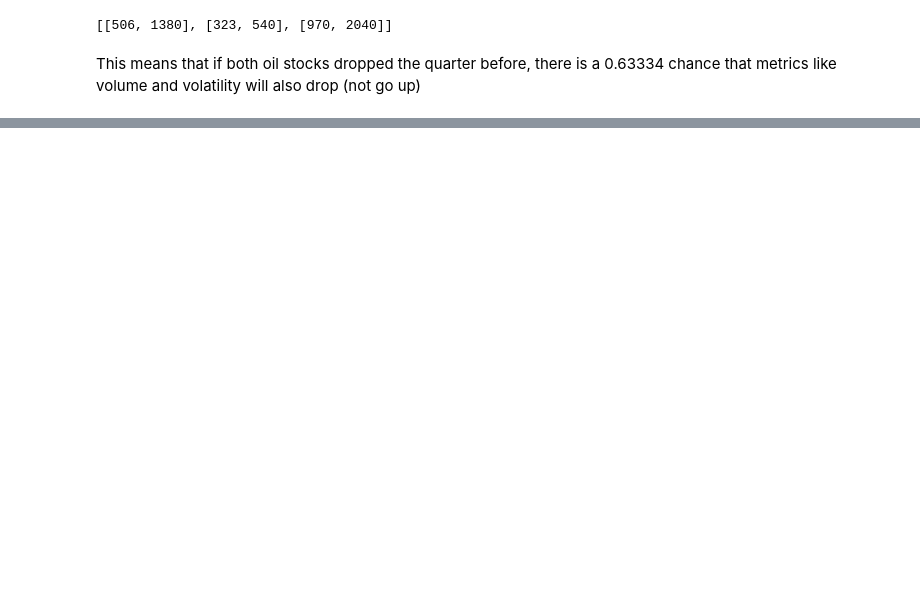
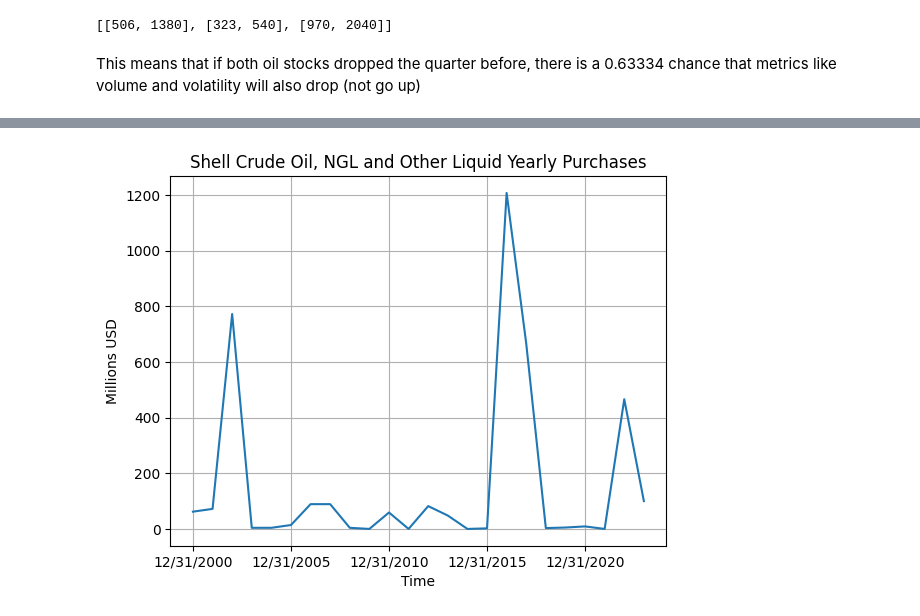
Before and after one commit to maclarenscott/Citadel_Datathon_Spring_Team13, a Jupyter notebook: Data_Analysis.ipynb, the cells around one changed output, grey strips where cells are left out. Cells and saved outputs as stored; diff of their text form; code cells hidden in the pictures; blank space fills up the shorter version.

```diff
--- a/Data_Analysis.ipynb
+++ b/Data_Analysis.ipynb
@@ -397,0 +482,15 @@ This means that if both oil stocks dropped the quarter before, there is a 0.6333
+# %%
+shell = pd.read_csv("./shell.csv")
+shell.dropna()
+x = shell["12 Months Ending"]
+yshell = shell["OIL_PURCHASES_WORLD"]
+
+plt.plot(x,yshell)
+plt.xlabel("Time")
+plt.ylabel("Millions USD")
+plt.title("Shell Crude Oil, NGL and Other Liquid Yearly Purchases")
+plt.xticks(ticks=x[::5])
+plt.grid(True)
+plt.show()
+# %% [output]
+[figure, added]
```
Also changed, not shown: parts of 26 cells of this notebook.
